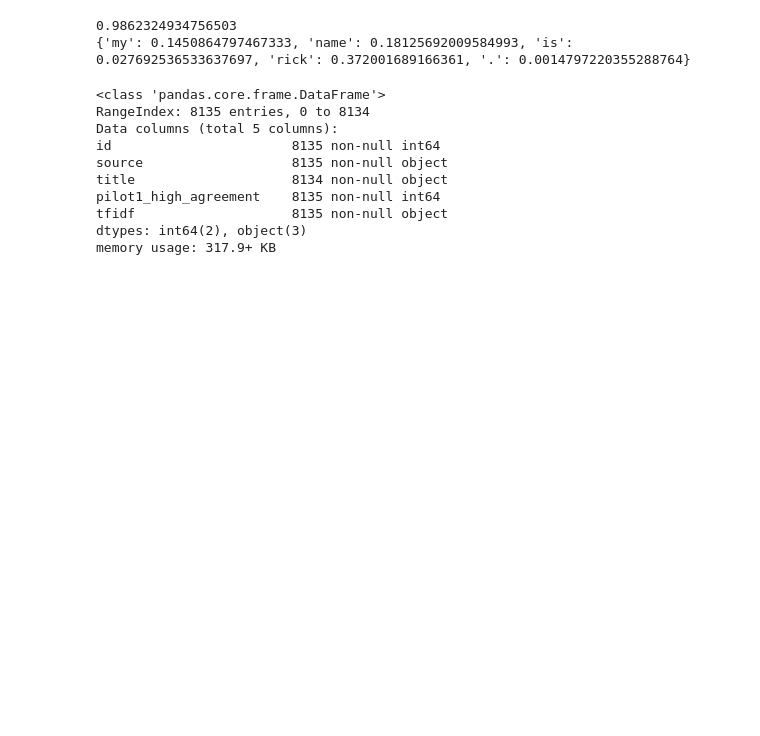
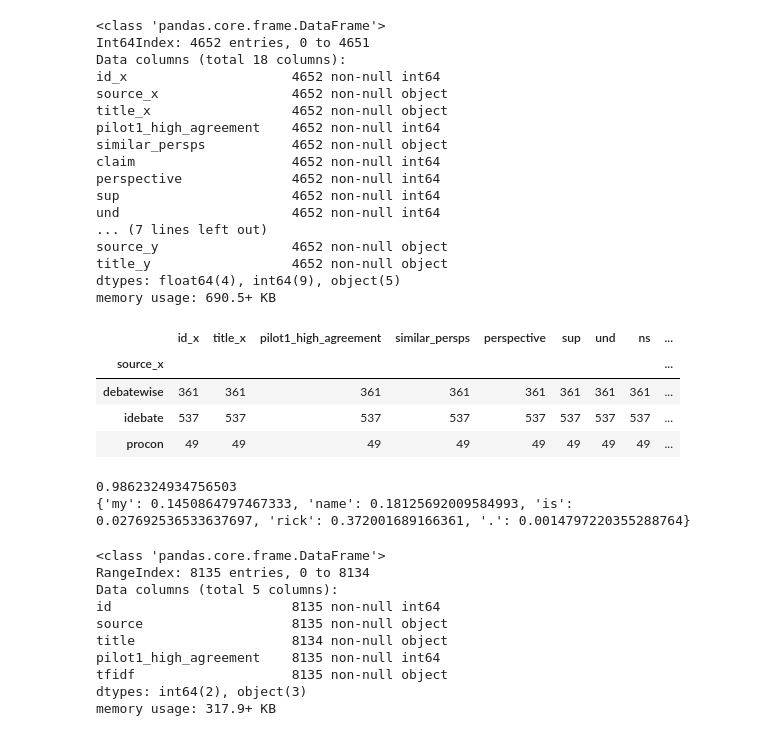
Before and after one commit to CogComp/perspectrum, a Jupyter notebook: experiment/pilot2_tfidf_similarity.ipynb, the cells around one changed output. Saved outputs shown, nothing was run; the diff lists cells and outputs as text; code cells hidden in the pictures; blank space fills up the shorter version.

```diff
--- a/experiment/pilot2_tfidf_similarity.ipynb
+++ b/experiment/pilot2_tfidf_similarity.ipynb
@@ -48,6 +48,39 @@ len(high_qual_pid)
 out_path = "/home/squirrel/ccg-new/projects/perspective/data/pilot1_persp_verification/high_qual_persp_id_list.json"
 with open(out_path, 'w') as fout:
     json.dump(high_qual_pid, fout)
+# %%
+# Calculate current dataset statistics after pilot 1
+ha_pdf = p_df.loc[p_df.pilot1_high_agreement == 1]
+
+merged_df = pd.merge(ha_pdf, pilot1_df, left_on='id', right_on='perspective')
+merged_df.info()
+
+merged_df.groupby('source_x').count()
+
+merged_df.groupby(['claim', 'source_x']).count().groupby('source_x').count()
+# %% [output]
+<class 'pandas.core.frame.DataFrame'>
+Int64Index: 4652 entries, 0 to 4651
+Data columns (total 18 columns):
+id_x                     4652 non-null int64
+source_x                 4652 non-null object
+title_x                  4652 non-null object
+pilot1_high_agreement    4652 non-null int64
+similar_persps           4652 non-null object
+claim                    4652 non-null int64
+perspective              4652 non-null int64
+sup                      4652 non-null int64
+und                      4652 non-null int64
+... (7 lines left out)
+source_y                 4652 non-null object
+title_y                  4652 non-null object
+dtypes: float64(4), int64(9), object(5)
+memory usage: 690.5+ KB
+|  | id_x | title_x | pilot1_high_agreement | similar_persps | perspective | sup | und | ns | ... |
+| source_x |  |  |  |  |  |  |  |  | ... |
+| debatewise | 361 | 361 | 361 | 361 | 361 | 361 | 361 | 361 | ... |
+| idebate | 537 | 537 | 537 | 537 | 537 | 537 | 537 | 537 | ... |
+| procon | 49 | 49 | 49 | 49 | 49 | 49 | 49 | 49 | ... |
 # %%
 # Load tfidf components
 from similarity.tfidf import Tfidf
```
Also changed, not shown: parts of 1 cell of this notebook, 4 other files.
